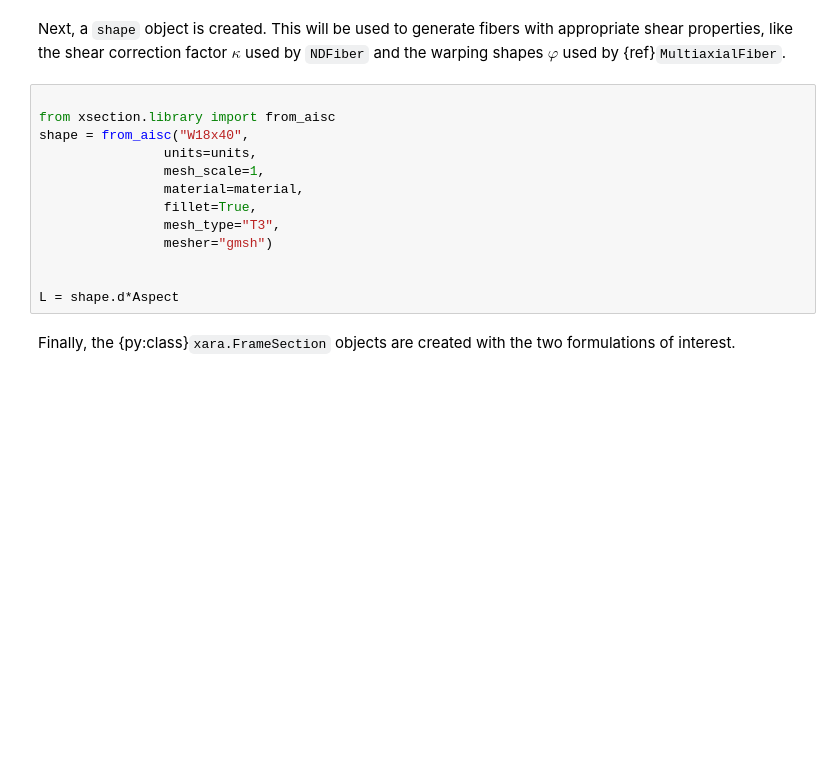
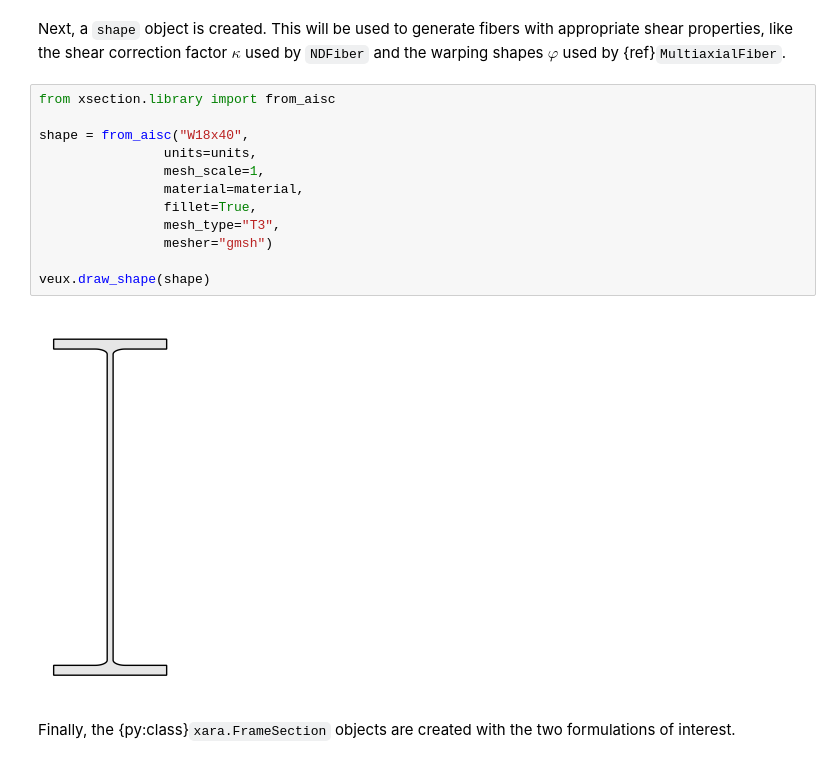
Before and after one commit to peer-open-source/xara-docs, a Jupyter notebook: gallery2/frames/frame-2007.ipynb, the cells around one changed output. Cells and saved outputs as stored; diff of their text form; blank space fills up the shorter version.

```diff
--- a/gallery2/frames/frame-2007.ipynb
+++ b/gallery2/frames/frame-2007.ipynb
@@ -42,18 +34,19 @@ material = xara.MultiaxialMaterial(
 # %% [markdown]
 Next, a `shape` object is created. This will be used to generate fibers with appropriate shear properties, like the shear correction factor $\kappa$ used by `NDFiber` and the warping shapes $\varphi$ used by {ref}`MultiaxialFiber`.
 # %%
+from xsection.library import from_aisc
 
-from xsection.library import from_aisc
 shape = from_aisc("W18x40",
                 units=units,
                 mesh_scale=1,
                 material=material,
                 fillet=True,
                 mesh_type="T3",
                 mesher="gmsh")
 
-
-L = shape.d*Aspect
+veux.draw_shape(shape)
+# %% [output]
+[figure, added]
 # %% [markdown]
 Finally, the {py:class}`xara.FrameSection` objects are created with the two formulations of interest.
 # %%
```
Also changed, not shown: parts of 9 cells of this notebook.
